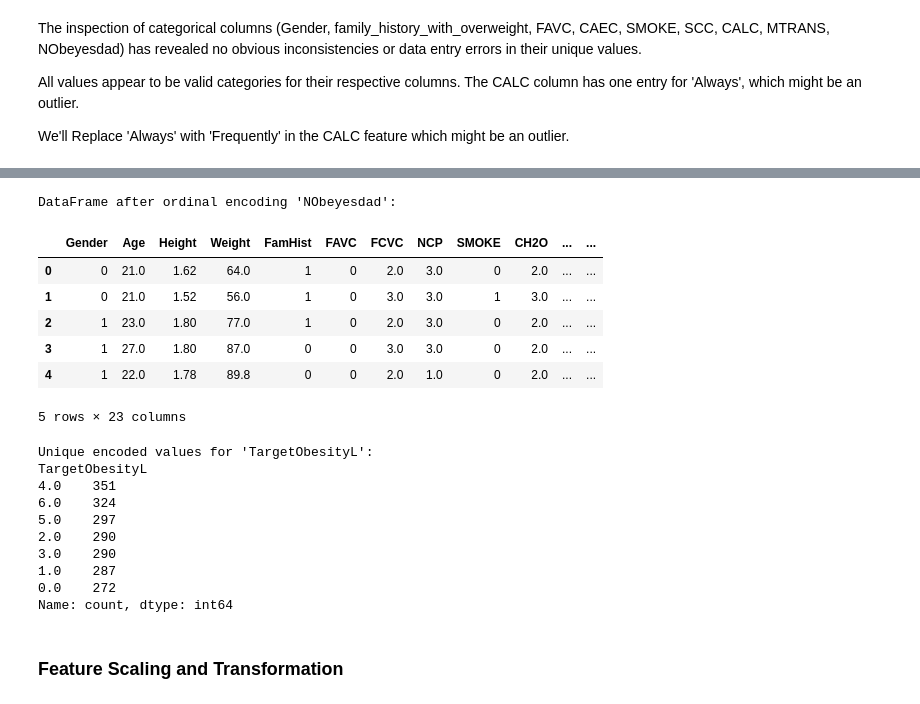
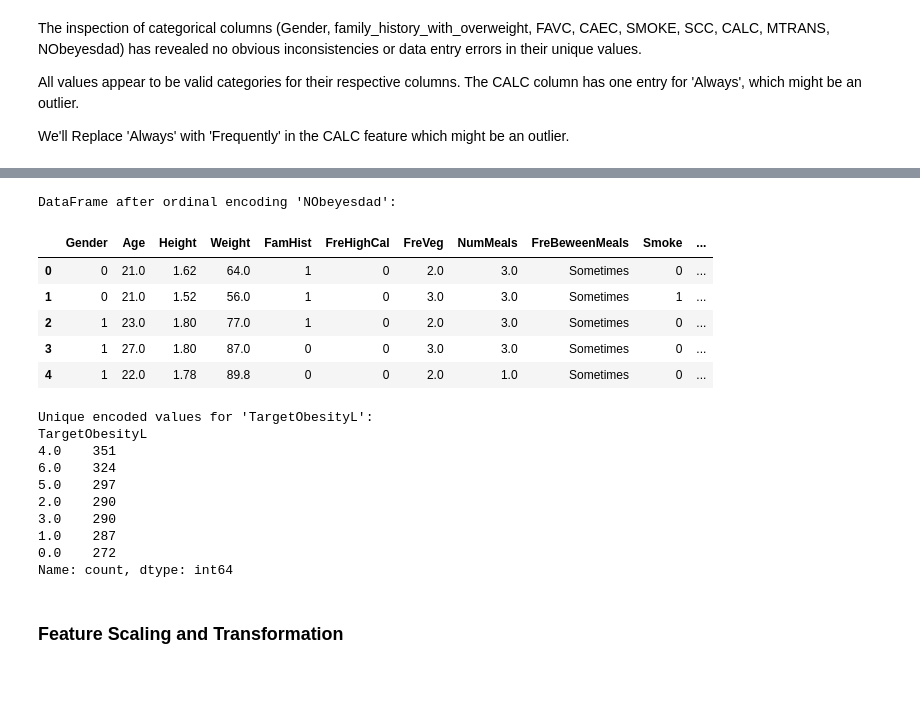
Before and after one commit to MInesGomes/DataScienceObesityLevels, a Jupyter notebook: DSGroup2.ipynb, the cells around one changed output, grey strips where cells are left out. Cells and saved outputs as stored; diff of their text form; code cells hidden in the pictures.

```diff
--- a/DSGroup2.ipynb
+++ b/DSGroup2.ipynb
@@ -147,9 +218,9 @@ All values appear to be valid categories for their respective columns. The CALC
 We'll Replace 'Always' with 'Frequently' in  the CALC feature which might be an outlier.
 # %%
 # Initialize df_CALC_out to store the changed value for the possible outlier
-df_CALC_out = df.copy()
-df_CALC_out['CALC'] = df['CALC'].replace('Always', 'Frequently')
+df_normalized = df.copy()
+df_normalized['FreAlcCons'] = df['FreAlcCons'].replace('Always', 'Frequently')
 
-print("Value counts for 'CALC' after replacement:")
-print(df_CALC_out['CALC'].value_counts())
+print("Value counts for 'FreAlcCons' after replacement:")
+print(df_normalized['FreAlcCons'].value_counts())
 # %% [output]
@@ -169,14 +237,14 @@ To encode the categorical variables we'll:
 3.  For the target variable NObeyesdad, we'll apply ordinal encoding to maintain the order of obesity levels.
 # %%
 # Initialize df_bin as a copy of df_CALC_out to store binary encoded columns
-df_bin = df_CALC_out.copy()
+df_bin = df_normalized.copy()
 
 # Encoding binary categorical columns
-df_bin['Gender'] = df_CALC_out['Gender'].map({'Female': 0, 'Male': 1})
-df_bin['FamHist'] = df_CALC_out['FamHist'].map({'no': 0, 'yes': 1})
-df_bin['FAVC'] = df_CALC_out['FAVC'].map({'no': 0, 'yes': 1})
-df_bin['SMOKE'] = df_CALC_out['SMOKE'].map({'no': 0, 'yes': 1})
-df_bin['SCC'] = df_CALC_out['SCC'].map({'no': 0, 'yes': 1})
+df_bin['Gender'] = df_normalized['Gender'].map({'Female': 0, 'Male': 1})
+df_bin['FamHist'] = df_normalized['FamHist'].map({'no': 0, 'yes': 1})
+df_bin['FreHighCal'] = df_normalized['FreHighCal'].map({'no': 0, 'yes': 1})
+df_bin['Smoke'] = df_normalized['Smoke'].map({'no': 0, 'yes': 1})
+df_bin['MonitorDailyCal'] = df_normalized['MonitorDailyCal'].map({'no': 0, 'yes': 1})
 
 print("DataFrame after encoding binary columns:")
 display(df_bin.head())
@@ -207,49 +259,48 @@ DataFrame after one-hot encoding:
 # %%
 from sklearn.preprocessing import OrdinalEncoder
 
 # Define the order of the obesity levels
 obesity_order = [
     'Insufficient_Weight',
     'Normal_Weight',
     'Overweight_Level_I',
     'Overweight_Level_II',
     'Obesity_Type_I',
     'Obesity_Type_II',
     'Obesity_Type_III'
 ]
 
-df_clean = df_hot.copy()
+df_clean = df_bin.copy()
 # Initialize the OrdinalEncoder with the specified categories
 encoder = OrdinalEncoder(categories=[obesity_order])
 
 # Apply ordinal encoding to the 'NObeyesdad' column
 df_clean['TargetObesityL'] = encoder.fit_transform(df_clean[['NObeyesdad']])
 
 # Drop the original 'NObeyesdad' column if desired, or keep both
 df_clean = df_clean.drop(columns=['NObeyesdad'])
 
 print("\nDataFrame after ordinal encoding 'NObeyesdad':")
 display(df_clean.head())
 print("\nUnique encoded values for 'TargetObesityL':")
 print(df_clean['TargetObesityL'].value_counts())
 # %% [output]
 DataFrame after ordinal encoding 'NObeyesdad':
-|  | Gender | Age | Height | Weight | FamHist | FAVC | FCVC | NCP | SMOKE | CH2O | ... | ... |
-| 0 | 0 | 21.0 | 1.62 | 64.0 | 1 | 0 | 2.0 | 3.0 | 0 | 2.0 | ... | ... |
-| 1 | 0 | 21.0 | 1.52 | 56.0 | 1 | 0 | 3.0 | 3.0 | 1 | 3.0 | ... | ... |
-| 2 | 1 | 23.0 | 1.80 | 77.0 | 1 | 0 | 2.0 | 3.0 | 0 | 2.0 | ... | ... |
-| 3 | 1 | 27.0 | 1.80 | 87.0 | 0 | 0 | 3.0 | 3.0 | 0 | 2.0 | ... | ... |
-| 4 | 1 | 22.0 | 1.78 | 89.8 | 0 | 0 | 2.0 | 1.0 | 0 | 2.0 | ... | ... |
+|  | Gender | Age | Height | Weight | FamHist | FreHighCal | FreVeg | NumMeals | FreBeweenMeals | Smoke | ... |
+| 0 | 0 | 21.0 | 1.62 | 64.0 | 1 | 0 | 2.0 | 3.0 | Sometimes | 0 | ... |
+| 1 | 0 | 21.0 | 1.52 | 56.0 | 1 | 0 | 3.0 | 3.0 | Sometimes | 1 | ... |
+| 2 | 1 | 23.0 | 1.80 | 77.0 | 1 | 0 | 2.0 | 3.0 | Sometimes | 0 | ... |
+| 3 | 1 | 27.0 | 1.80 | 87.0 | 0 | 0 | 3.0 | 3.0 | Sometimes | 0 | ... |
+| 4 | 1 | 22.0 | 1.78 | 89.8 | 0 | 0 | 2.0 | 1.0 | Sometimes | 0 | ... |
-5 rows × 23 columns
+Unique encoded values for 'TargetObesityL':
+TargetObesityL
+4.0    351
+6.0    324
+5.0    297
+2.0    290
+3.0    290
+1.0    287
+0.0    272
+Name: count, dtype: int64
-Unique encoded values for 'TargetObesityL':
-TargetObesityL
-4.0    351
-6.0    324
-5.0    297
-2.0    290
-3.0    290
-1.0    287
-0.0    272
-Name: count, dtype: int64
 # %% [markdown]
 ### Feature Scaling and Transformation
```
Also changed, not shown: parts of 25 cells of this notebook.
